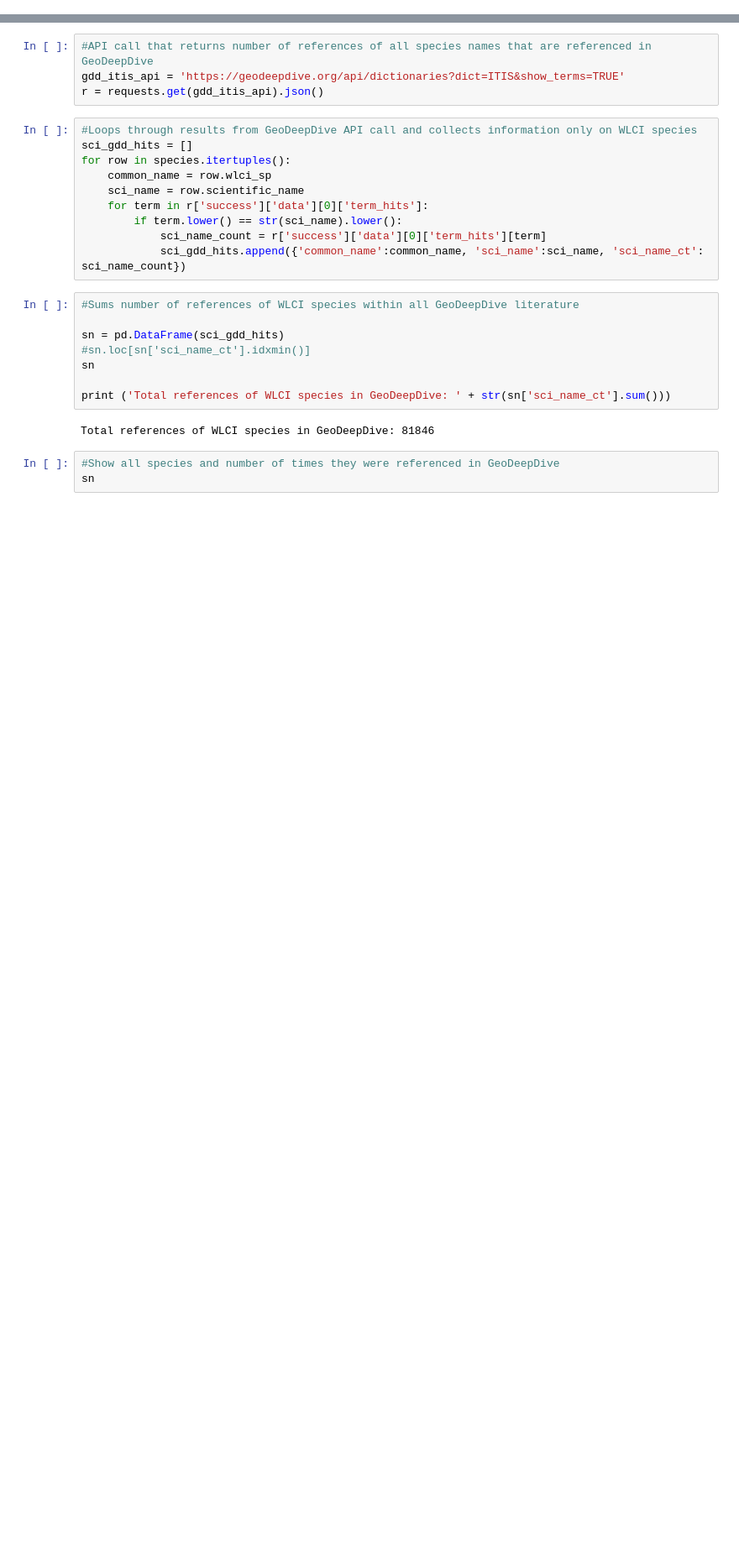
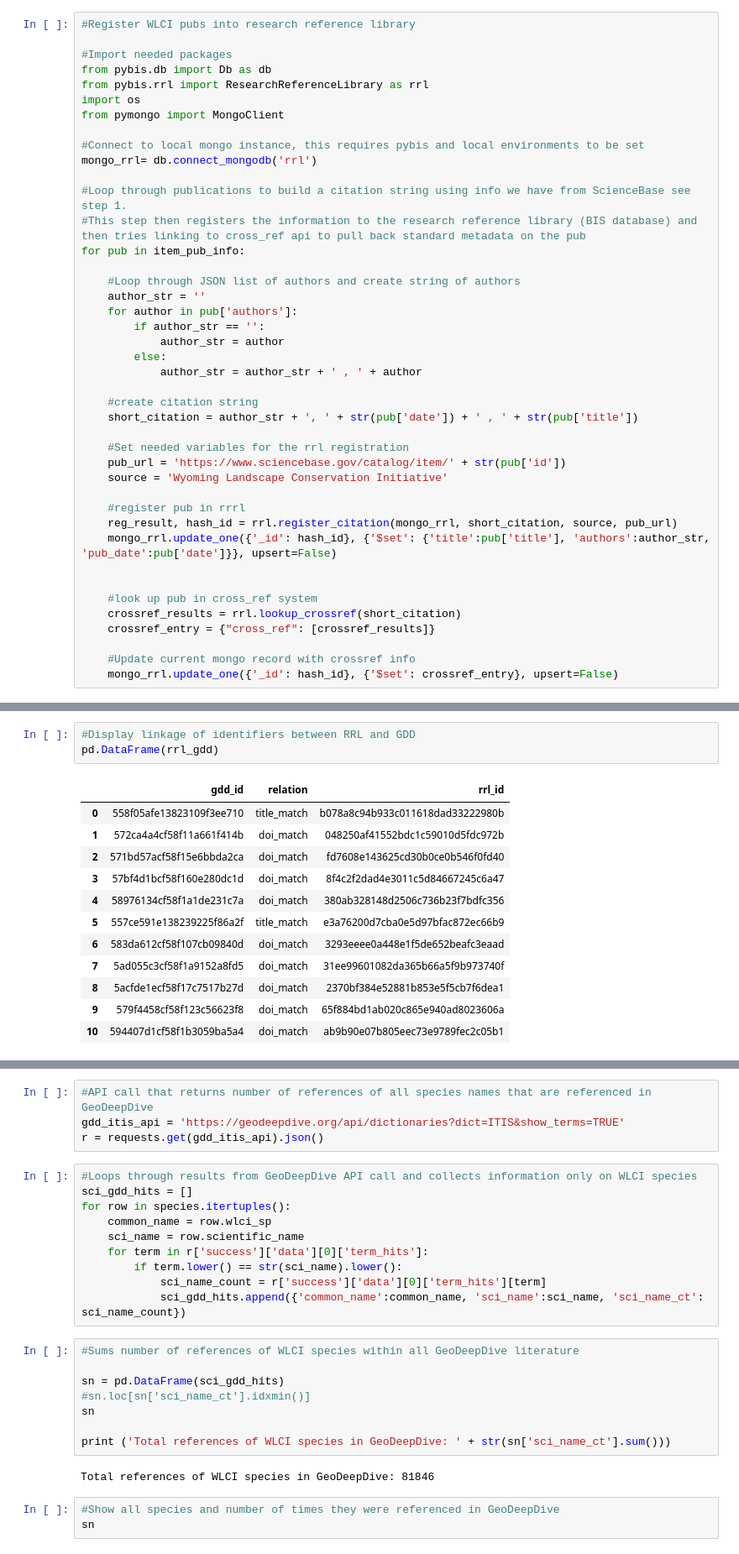
Before and after one commit to dwief-usgs/wlci-regional-to-national-exploratory-analyses, a Jupyter notebook: wlci-species-references-in-geodeepdive.ipynb, the cells around one changed output, grey strips where cells are left out. Shown at 84% size. Drawn from its saved outputs; the diff is of its cells as text; blank space fills up the shorter version.

```diff
--- a/wlci-species-references-in-geodeepdive.ipynb
+++ b/wlci-species-references-in-geodeepdive.ipynb
@@ -0,0 +111,42 @@
+# %%
+#Register WLCI pubs into research reference library
+
+#Import needed packages
+from pybis.db import Db as db
+from pybis.rrl import ResearchReferenceLibrary as rrl
+import os
+from pymongo import MongoClient
+
+#Connect to local mongo instance, this requires pybis and local environments to be set
+mongo_rrl= db.connect_mongodb('rrl')
+
+#Loop through publications to build a citation string using info we have from ScienceBase see step 1.
+#This step then registers the information to the research reference library (BIS database) and then tries linking to cross_ref api to pull back standard metadata on the pub
+for pub in item_pub_info:
+
+    #Loop through JSON list of authors and create string of authors
+    author_str = ''
+    for author in pub['authors']:
+        if author_str == '':
+            author_str = author
+        else:
+            author_str = author_str + ' , ' + author
+
+    #create citation string
+    short_citation = author_str + ', ' + str(pub['date']) + ' , ' + str(pub['title'])
+
+    #Set needed variables for the rrl registration
+    pub_url = 'https://www.sciencebase.gov/catalog/item/' + str(pub['id'])
+    source = 'Wyoming Landscape Conservation Initiative'
+
+    #register pub in rrrl
+    reg_result, hash_id = rrl.register_citation(mongo_rrl, short_citation, source, pub_url)
+    mongo_rrl.update_one({'_id': hash_id}, {'$set': {'title':pub['title'], 'authors':author_str, 'pub_date':pub['date']}}, upsert=False)
+
+
+    #look up pub in cross_ref system
+    crossref_results = rrl.lookup_crossref(short_citation)
+    crossref_entry = {"cross_ref": [crossref_results]}
+
+    #Update current mongo record with crossref info
+    mongo_rrl.update_one({'_id': hash_id}, {'$set': crossref_entry}, upsert=False)
@@ -0,0 +225,16 @@
+# %%
+#Display linkage of identifiers between RRL and GDD
+pd.DataFrame(rrl_gdd)
+# %% [output]
+|  | gdd_id | relation | rrl_id |
+| 0 | 558f05afe13823109f3ee710 | title_match | b078a8c94b933c011618dad33222980b |
+| 1 | 572ca4a4cf58f11a661f414b | doi_match | 048250af41552bdc1c59010d5fdc972b |
+| 2 | 571bd57acf58f15e6bbda2ca | doi_match | fd7608e143625cd30b0ce0b546f0fd40 |
+| 3 | 57bf4d1bcf58f160e280dc1d | doi_match | 8f4c2f2dad4e3011c5d84667245c6a47 |
+| 4 | 58976134cf58f1a1de231c7a | doi_match | 380ab328148d2506c736b23f7bdfc356 |
+| 5 | 557ce591e138239225f86a2f | title_match | e3a76200d7cba0e5d97bfac872ec66b9 |
+| 6 | 583da612cf58f107cb09840d | doi_match | 3293eeee0a448e1f5de652beafc3eaad |
+| 7 | 5ad055c3cf58f1a9152a8fd5 | doi_match | 31ee99601082da365b66a5f9b973740f |
+| 8 | 5acfde1ecf58f17c7517b27d | doi_match | 2370bf384e52881b853e5f5cb7f6dea1 |
+| 9 | 579f4458cf58f123c56623f8 | doi_match | 65f884bd1ab020c865e940ad8023606a |
+| 10 | 594407d1cf58f1b3059ba5a4 | doi_match | ab9b90e07b805eec73e9789fec2c05b1 |
```
Also changed, not shown: parts of 24 cells of this notebook.
